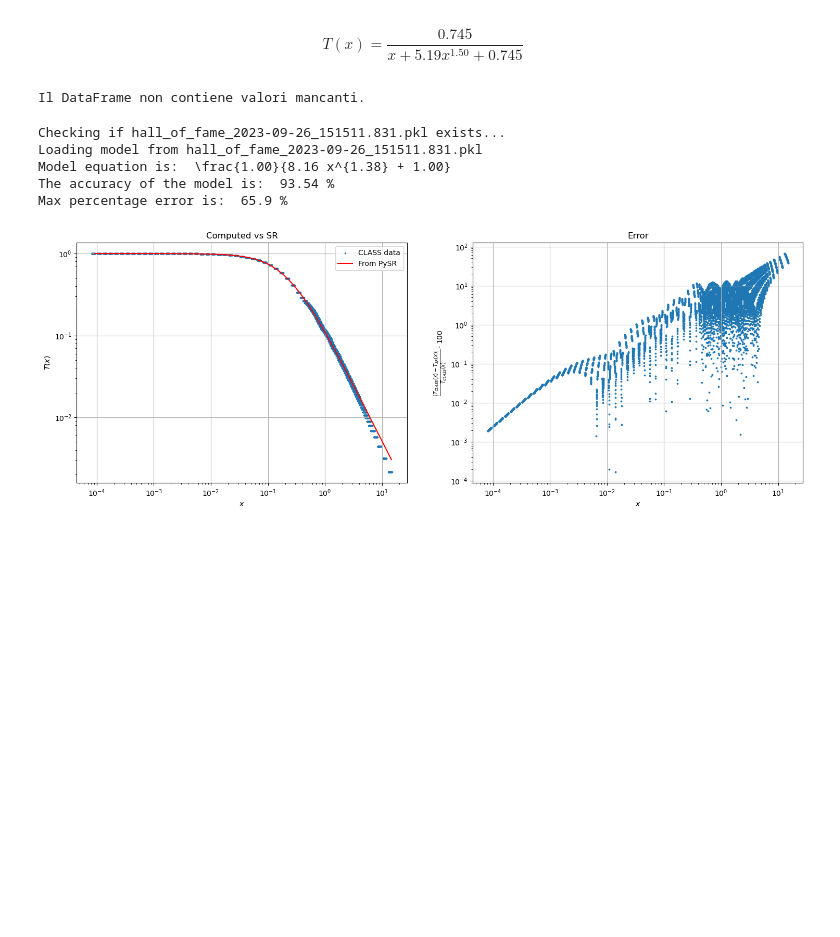
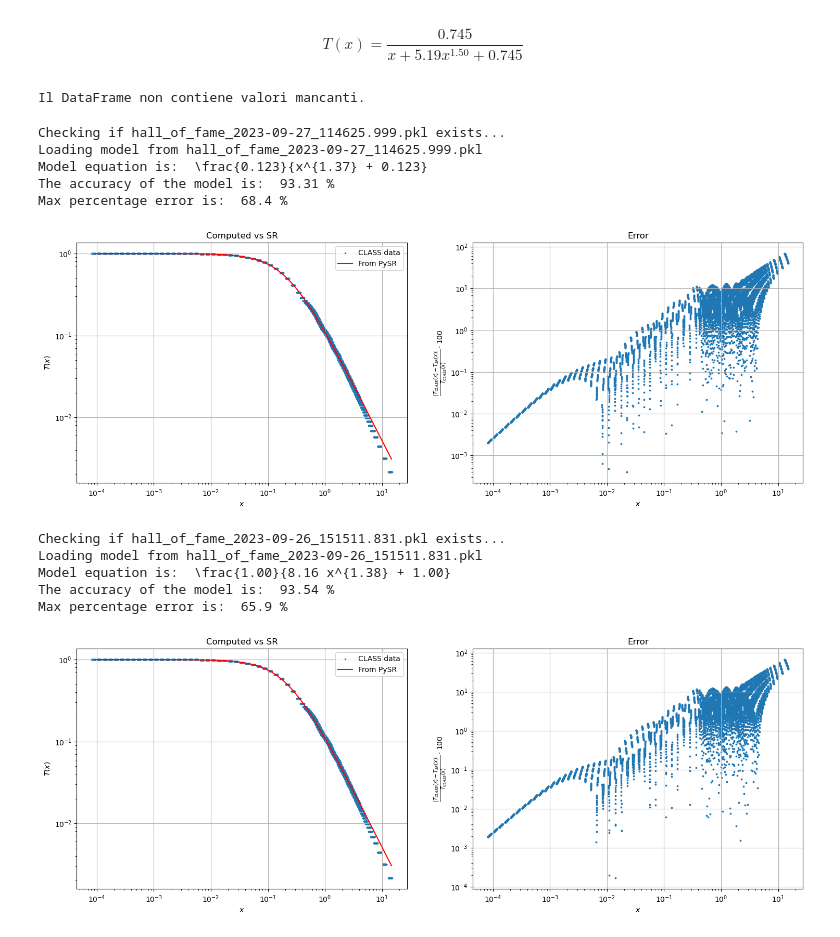
Before and after one commit to farocrown/Simreg, a Jupyter notebook: sr_tf_graphs.ipynb, the cells around one changed output. Saved outputs shown, nothing was run; the diff lists cells and outputs as text; code cells hidden in the pictures; blank space fills up the shorter version.

```diff
--- a/sr_tf_graphs.ipynb
+++ b/sr_tf_graphs.ipynb
@@ -191,6 +216,15 @@ else:
     print("Il DataFrame non contiene valori mancanti.")
 # %% [output]
 Il DataFrame non contiene valori mancanti.
+# %%
+bran(x2,T2,'hall_of_fame_2023-09-27_114625.999.pkl')
+# %% [output]
+Checking if hall_of_fame_2023-09-27_114625.999.pkl exists...
+Loading model from hall_of_fame_2023-09-27_114625.999.pkl
+Model equation is:  \frac{0.123}{x^{1.37} + 0.123}
+The accuracy of the model is:  93.31 %
+Max percentage error is:  68.4 %
+[figure, added]
 # %%
 bran(x2,T2,'hall_of_fame_2023-09-26_151511.831.pkl')
 # %% [output]
```
Also changed, not shown: parts of 9 cells of this notebook, 3 other files.
